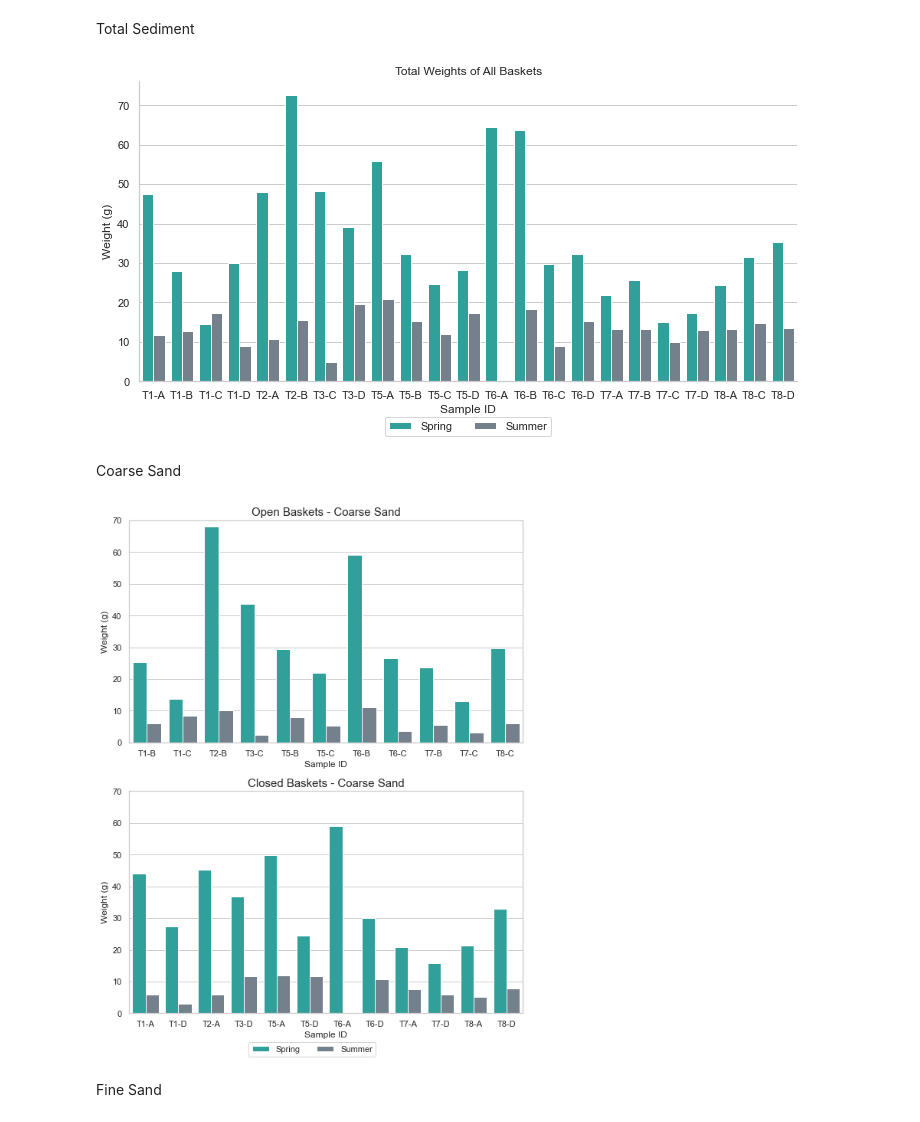
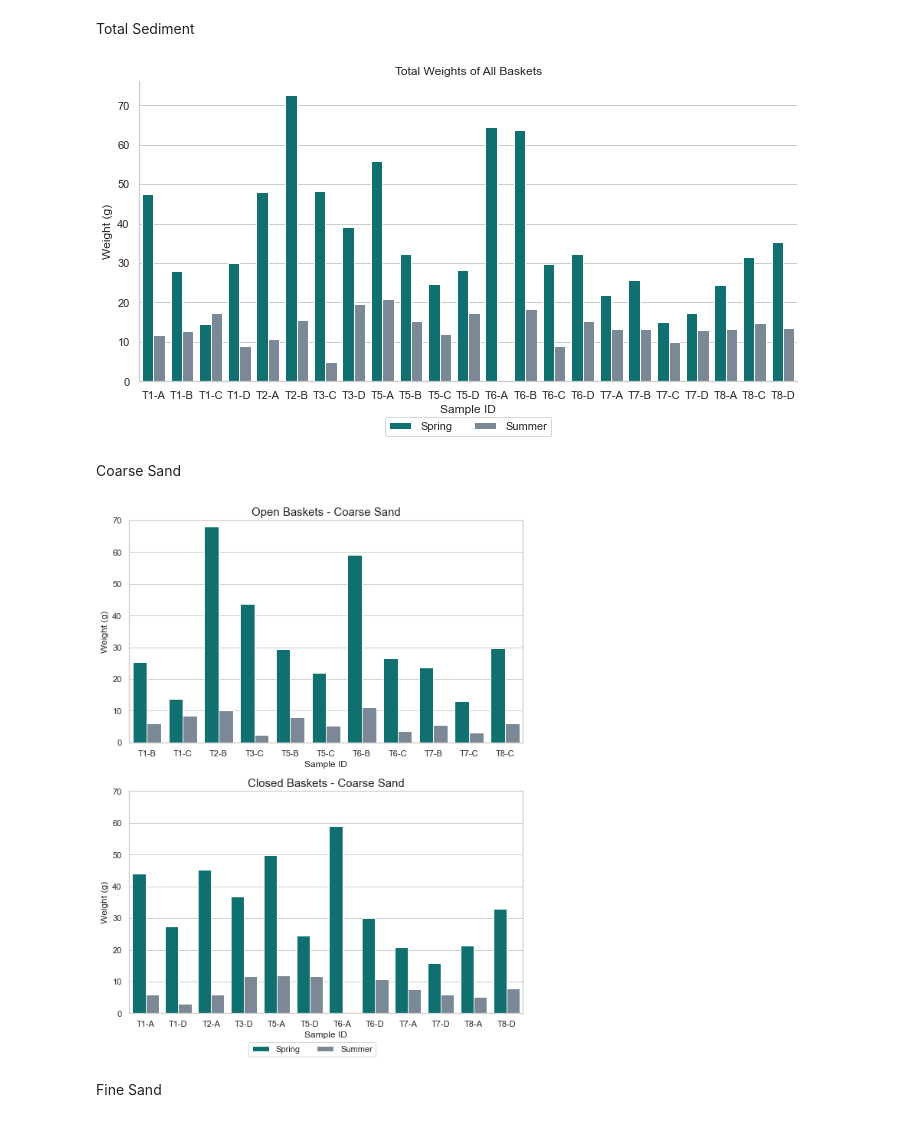
Before and after one commit to nicole-hucke/sediment_trap_paper, a Jupyter notebook: trap_barplots/barplots_code.ipynb, the cells around one changed output. Drawn from its saved outputs; the diff is of its cells as text; code cells hidden in the pictures.

```diff
--- a/trap_barplots/barplots_code.ipynb
+++ b/trap_barplots/barplots_code.ipynb
@@ -71,7 +72,7 @@ weights['Type'] = weights['Sample'].apply(determine_type)
 # create the bar plot with custom colors and alpha value for teal
 sns.set_theme(style="whitegrid")
 g = sns.catplot(data=weights, x='Sample', y='Weight', hue='season', kind='bar',
-                height=5, aspect=2, palette={'Spring': 'lightseagreen', 'Summer': 'slategray'}, legend=False)
+                height=5, aspect=2, palette={'Spring': 'teal', 'Summer': 'lightslategray'}, legend=False)
 
 # move the legend to the bottom
 plt.legend(loc='upper center', bbox_to_anchor=(0.5, -0.1), ncol=2)
@@ -82,7 +83,7 @@ plt.ylabel('Weight (g)')
 plt.savefig('plots/all_basket_weights_barplots.jpeg', dpi=500, bbox_inches='tight')
 plt.show()
 # %% [output]
-[figure, old version]
+[figure, new version]
 # %% [markdown]
 Coarse Sand
 # %%
@@ -99,36 +100,36 @@ closed_CS = weights[weights['Type'] == 'closed']
 
 # create open and closed bar plots using subplots
 fig, axs = plt.subplots(2, 1, figsize=(8, 10))
 sns.set_theme(style="whitegrid")
 
 # open baskets
 sns.barplot(data=open_CS, x='Sample', y='Weight', hue='season',
-            ax=axs[0], palette={'Spring': 'lightseagreen', 'Summer': 'slategray'})
+            ax=axs[0], palette={'Spring': 'teal', 'Summer': 'lightslategray'})
 axs[0].set_title('Open Baskets - Coarse Sand', size=15)
 axs[0].set_ylabel('Weight (g)')
 axs[0].set_xlabel('Sample ID')
 axs[0].set_ylim(0, 70)
 axs[0].legend_.remove()  # remove the individual legend for open baskets
 
 # closed baskets
 sns.barplot(data=closed_CS, x='Sample', y='Weight', hue='season',
-            ax=axs[1], palette={'Spring': 'lightseagreen', 'Summer': 'slategray'})
+            ax=axs[1], palette={'Spring': 'teal', 'Summer': 'lightslategray'})
 axs[1].set_title('Closed Baskets - Coarse Sand', size=15)
 axs[1].set_ylabel('Weight (g)')
 axs[1].set_xlabel('Sample ID')
 axs[1].set_ylim(0, 70)
 axs[1].legend_.remove()  # remove the individual legend for closed baskets
 
 # add a single legend for both plots
 handles, labels = axs[0].get_legend_handles_labels()  # get legend info from the first plot
 fig.legend(handles, labels, loc='upper center', bbox_to_anchor=(0.5, 0.02), ncol=2)
 
 # adjust layout and save the figure
 plt.tight_layout()  # Leave space for the legend at the bottom
 plt.savefig('plots/CS_basket_weights_barplots.jpg', dpi=500, bbox_inches='tight')
 plt.show()
 # %% [output]
-[figure, old version]
+[figure, new version]
 # %% [markdown]
 Fine Sand
 # %%
```
Also changed, not shown: parts of 9 cells of this notebook, 7 other files.
